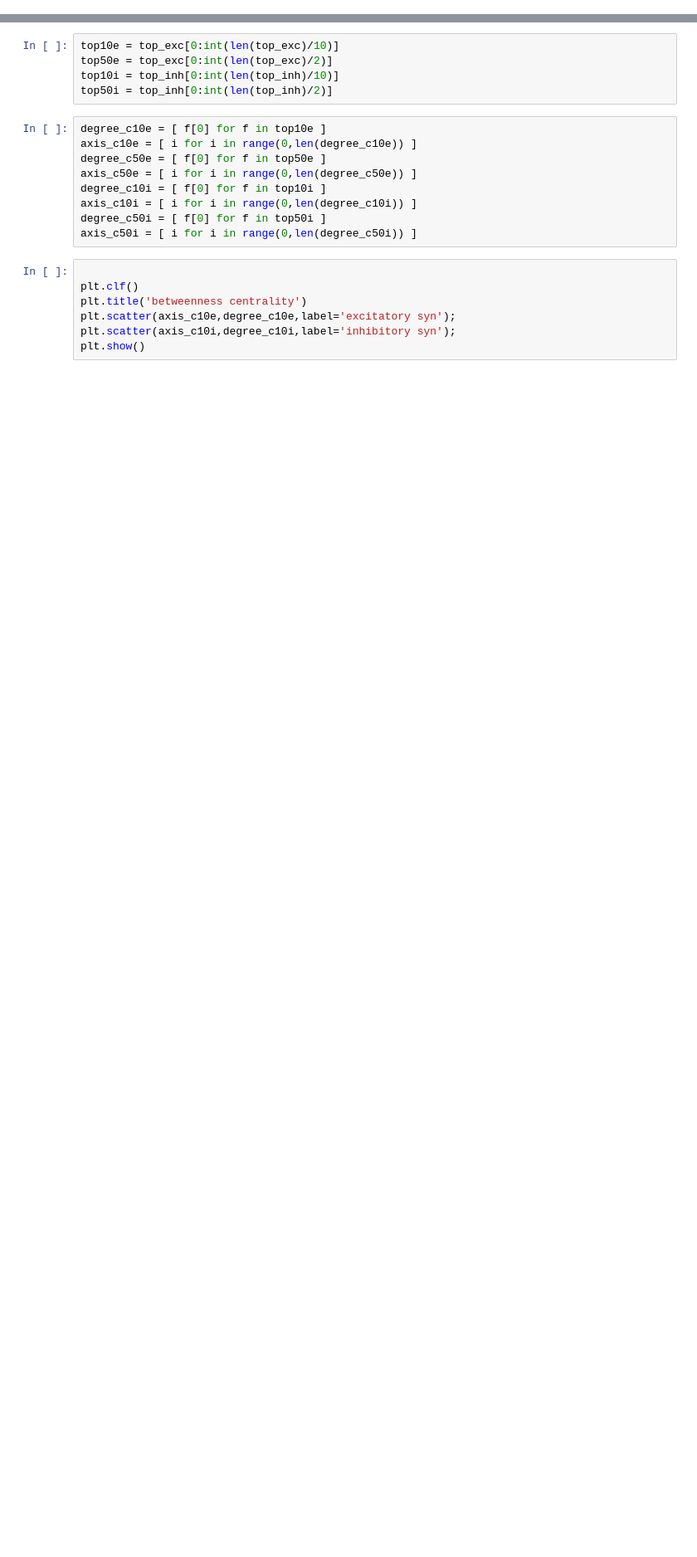
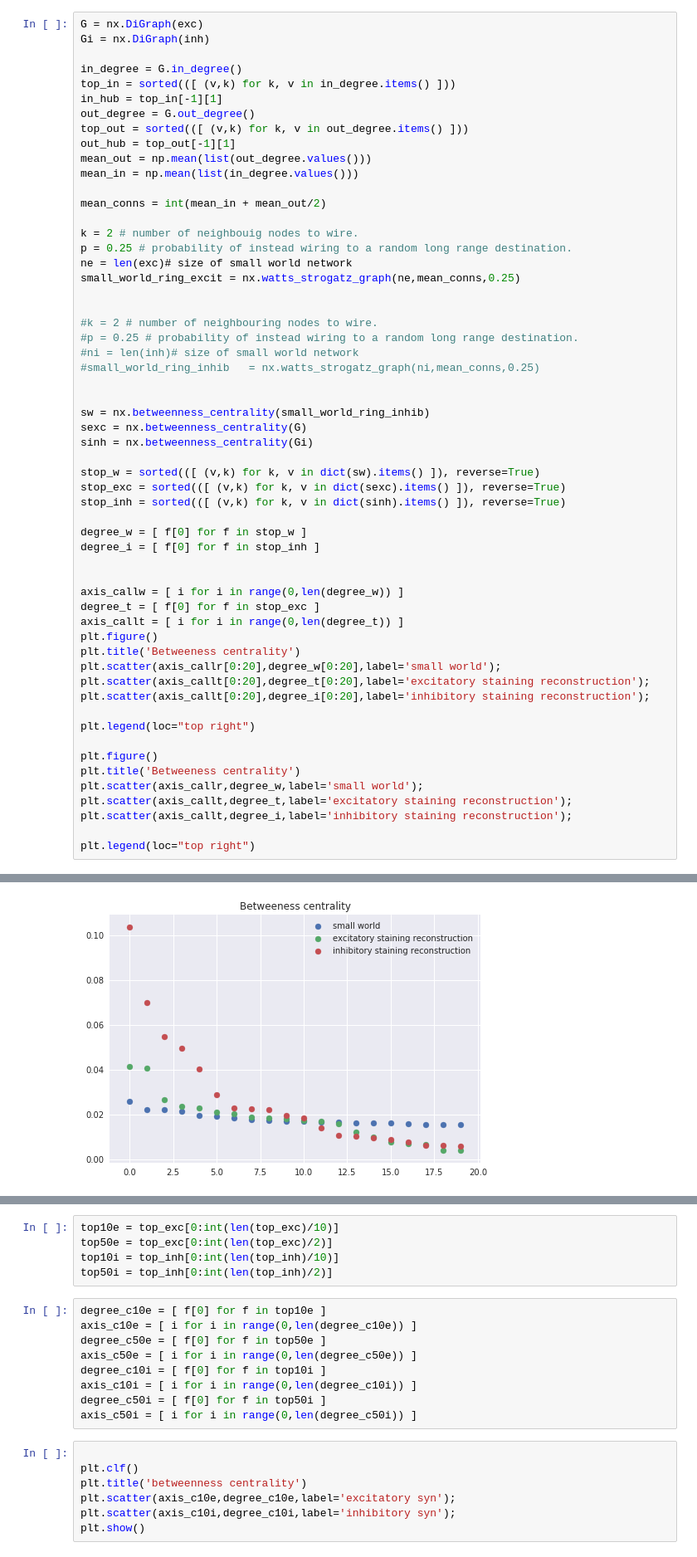
Before and after one commit to russelljjarvis/SpinnakerHippocampus, a Jupyter notebook: Distribution.ipynb, the cells around one changed output, grey strips where cells are left out. Shown at 83% size. Drawn from its saved outputs; the diff is of its cells as text; blank space fills up the shorter version.

```diff
--- a/Distribution.ipynb
+++ b/Distribution.ipynb
@@ -0,0 +21,58 @@
+# %%
+G = nx.DiGraph(exc)
+Gi = nx.DiGraph(inh)
+
+in_degree = G.in_degree()
+top_in = sorted(([ (v,k) for k, v in in_degree.items() ]))
+in_hub = top_in[-1][1]
+out_degree = G.out_degree()
+top_out = sorted(([ (v,k) for k, v in out_degree.items() ]))
+out_hub = top_out[-1][1]
+mean_out = np.mean(list(out_degree.values()))
+mean_in = np.mean(list(in_degree.values()))
+
+mean_conns = int(mean_in + mean_out/2)
+
+k = 2 # number of neighbouig nodes to wire.
+p = 0.25 # probability of instead wiring to a random long range destination.
+ne = len(exc)# size of small world network
+small_world_ring_excit = nx.watts_strogatz_graph(ne,mean_conns,0.25)
+
+
+#k = 2 # number of neighbouring nodes to wire.
+#p = 0.25 # probability of instead wiring to a random long range destination.
+#ni = len(inh)# size of small world network
+#small_world_ring_inhib   = nx.watts_strogatz_graph(ni,mean_conns,0.25)
+
+
+sw = nx.betweenness_centrality(small_world_ring_inhib)
+sexc = nx.betweenness_centrality(G)
+sinh = nx.betweenness_centrality(Gi)
+
+stop_w = sorted(([ (v,k) for k, v in dict(sw).items() ]), reverse=True)
+stop_exc = sorted(([ (v,k) for k, v in dict(sexc).items() ]), reverse=True)
+stop_inh = sorted(([ (v,k) for k, v in dict(sinh).items() ]), reverse=True)
+
+degree_w = [ f[0] for f in stop_w ]
+degree_i = [ f[0] for f in stop_inh ]
+
+
+axis_callw = [ i for i in range(0,len(degree_w)) ]
+degree_t = [ f[0] for f in stop_exc ]
+axis_callt = [ i for i in range(0,len(degree_t)) ]
+plt.figure()
+plt.title('Betweeness centrality')
+plt.scatter(axis_callr[0:20],degree_w[0:20],label='small world');
+plt.scatter(axis_callt[0:20],degree_t[0:20],label='excitatory staining reconstruction');
+plt.scatter(axis_callt[0:20],degree_i[0:20],label='inhibitory staining reconstruction');
+
+plt.legend(loc="top right")
+
+plt.figure()
+plt.title('Betweeness centrality')
+plt.scatter(axis_callr,degree_w,label='small world');
+plt.scatter(axis_callt,degree_t,label='excitatory staining reconstruction');
+plt.scatter(axis_callt,degree_i,label='inhibitory staining reconstruction');
+
+plt.legend(loc="top right")
+# %% [output]
@@ -0,0 +92 @@
+[figure, added]
```
Also changed, not shown: parts of 7 cells of this notebook, 1 other file.
